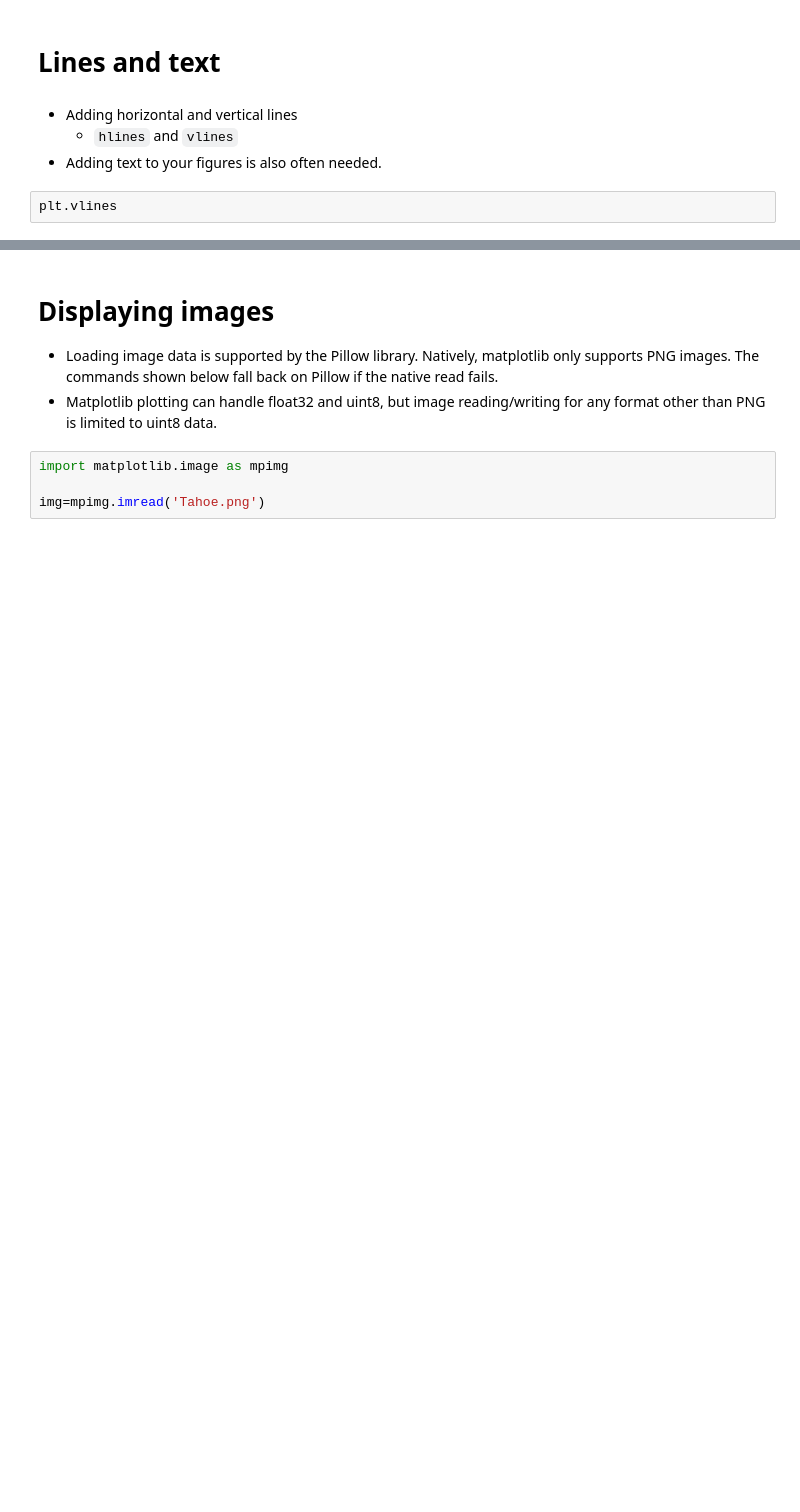
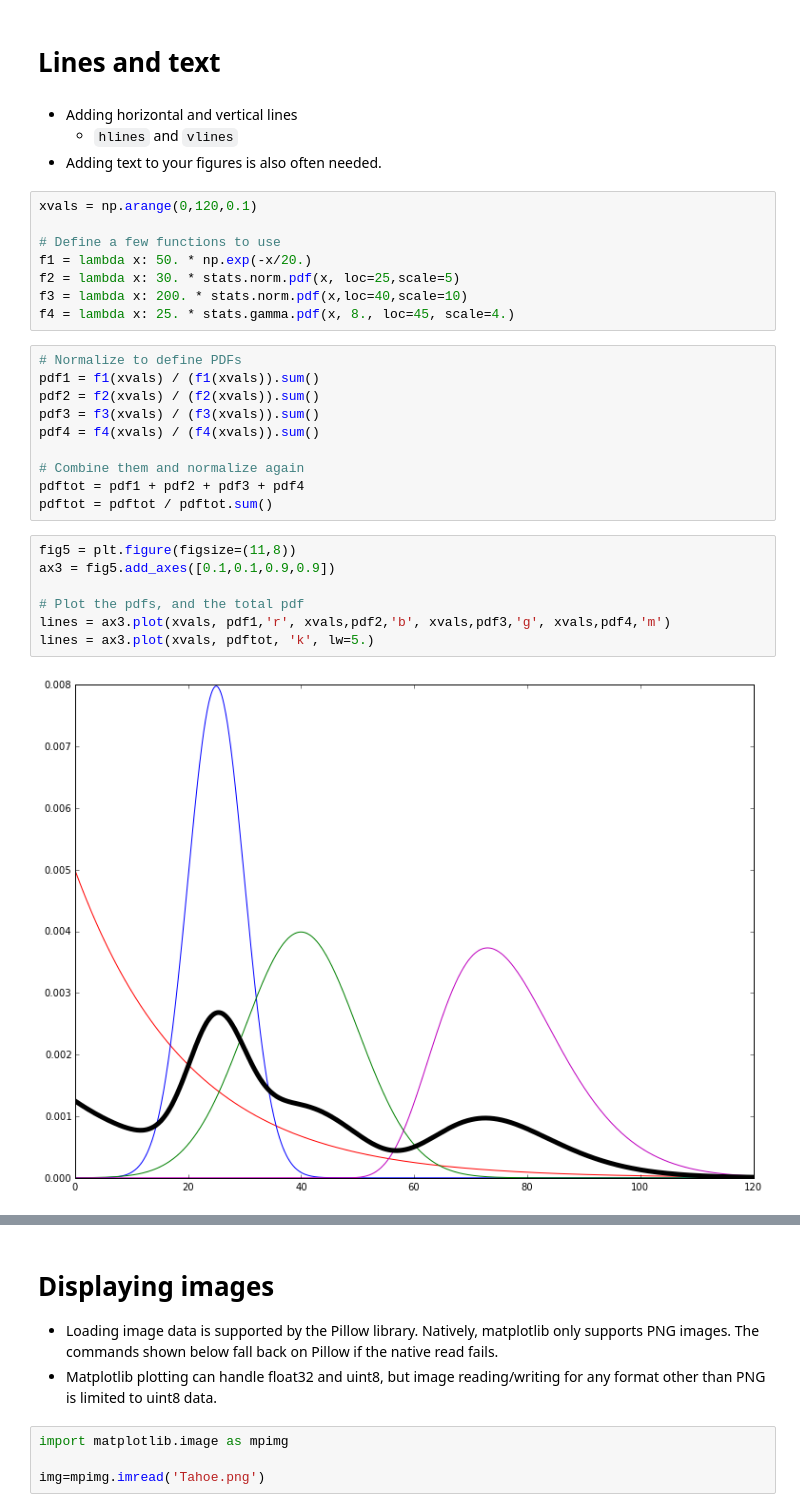
Before and after one commit to thehackerwithin/berkeley, a Jupyter notebook: python_matplotlib/Matplotlib_THW_tutorial.ipynb, the cells around one changed output, grey strips where cells are left out. Saved outputs shown, nothing was run; the diff lists cells and outputs as text; blank space fills up the shorter version.

Commit message:
Added a section about hlines and vlines and text.  Also added code comments for clarity

```diff
--- a/python_matplotlib/Matplotlib_THW_tutorial.ipynb
+++ b/python_matplotlib/Matplotlib_THW_tutorial.ipynb
@@ -336,5 +338,30 @@ plt.colorbar(pcolplot2, ax=ax2)
 * Adding horizontal and vertical lines
   * `hlines` and `vlines`
 * Adding text to your figures is also often needed.
-# %%
-plt.vlines
+# %%
+xvals = np.arange(0,120,0.1)
+
+# Define a few functions to use
+f1 = lambda x: 50. * np.exp(-x/20.)
+f2 = lambda x: 30. * stats.norm.pdf(x, loc=25,scale=5)
+f3 = lambda x: 200. * stats.norm.pdf(x,loc=40,scale=10)
+f4 = lambda x: 25. * stats.gamma.pdf(x, 8., loc=45, scale=4.)
+# %%
+# Normalize to define PDFs
+pdf1 = f1(xvals) / (f1(xvals)).sum()
+pdf2 = f2(xvals) / (f2(xvals)).sum()
+pdf3 = f3(xvals) / (f3(xvals)).sum()
+pdf4 = f4(xvals) / (f4(xvals)).sum()
+
+# Combine them and normalize again
+pdftot = pdf1 + pdf2 + pdf3 + pdf4
+pdftot = pdftot / pdftot.sum()
+# %%
+fig5 = plt.figure(figsize=(11,8))
+ax3 = fig5.add_axes([0.1,0.1,0.9,0.9])
+
+# Plot the pdfs, and the total pdf
+lines = ax3.plot(xvals, pdf1,'r', xvals,pdf2,'b', xvals,pdf3,'g', xvals,pdf4,'m')
+lines = ax3.plot(xvals, pdftot, 'k', lw=5.)
+# %% [output]
+[figure, added]
```
Also changed, not shown: parts of 8 cells of this notebook.
